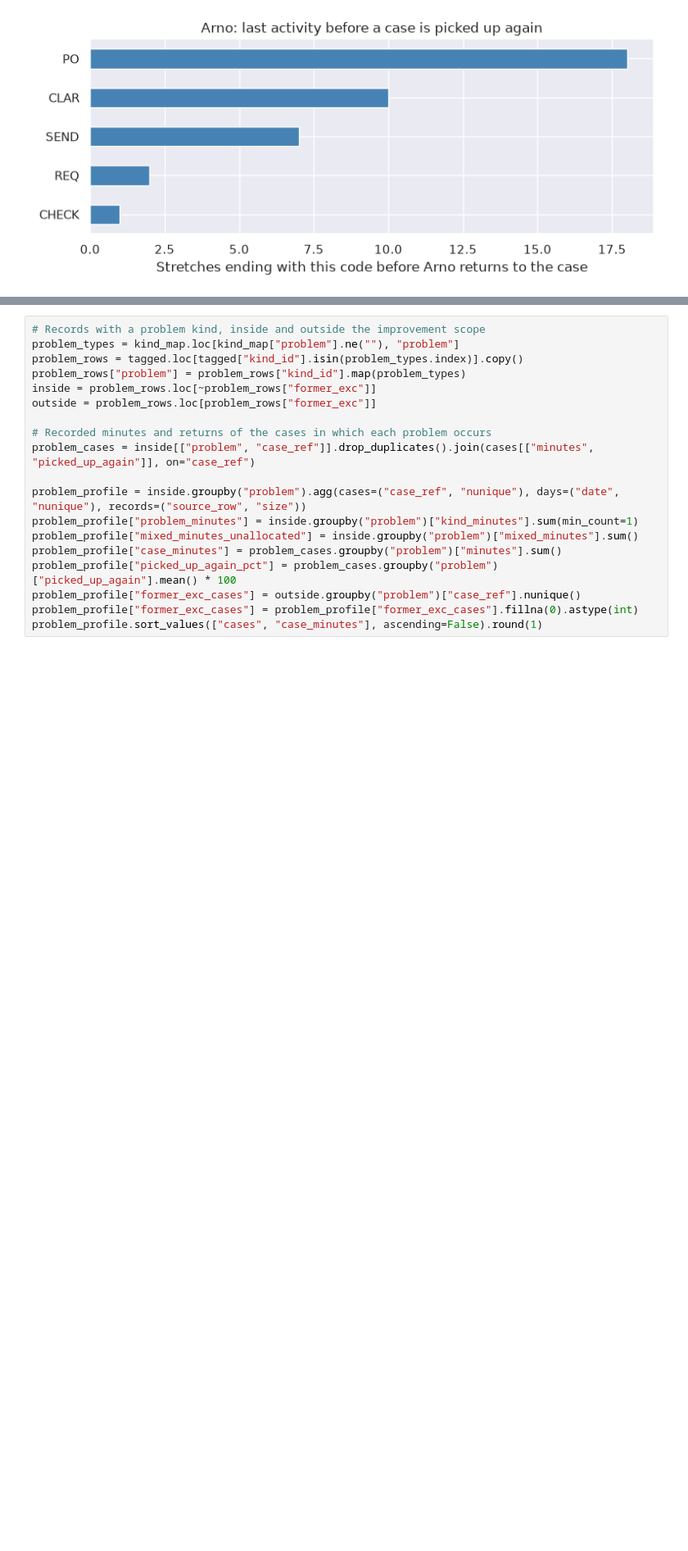
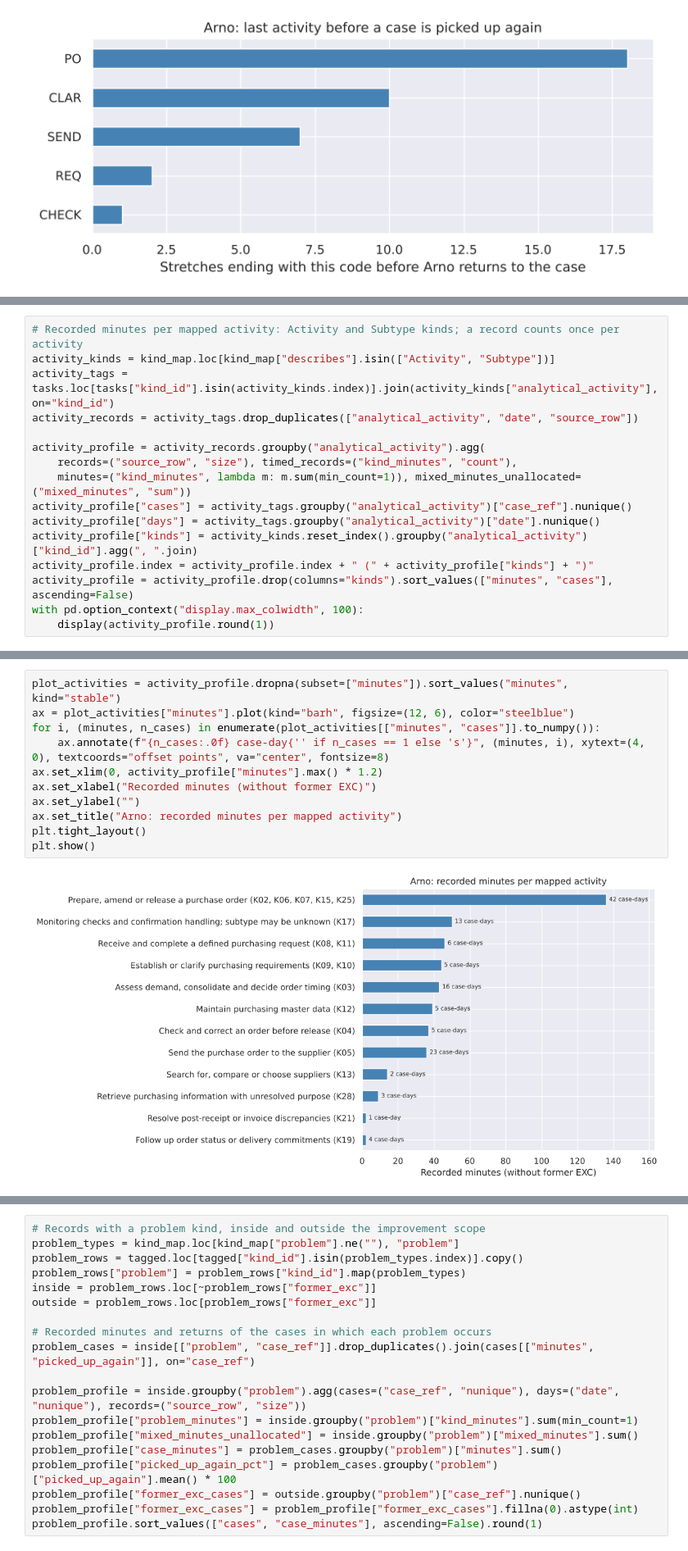
Before and after one commit to Luuuuuig/Bachelor-End-Project, a Jupyter notebook: Arno_Analysis_2026_10_02.ipynb, the cells around one changed output, grey strips where cells are left out. Shown at 82% size. Saved outputs shown, nothing was run; the diff lists cells and outputs as text; blank space fills up the shorter version.

```diff
--- a/Arno_Analysis_2026_10_02.ipynb
+++ b/Arno_Analysis_2026_10_02.ipynb
@@ -1330,0 +1237,16 @@ Two cases continue across days and count once per day: 1 September `31AUG-OBS-07
+# %%
+# Recorded minutes per mapped activity: Activity and Subtype kinds; a record counts once per activity
+activity_kinds = kind_map.loc[kind_map["describes"].isin(["Activity", "Subtype"])]
+activity_tags = tasks.loc[tasks["kind_id"].isin(activity_kinds.index)].join(activity_kinds["analytical_activity"], on="kind_id")
+activity_records = activity_tags.drop_duplicates(["analytical_activity", "date", "source_row"])
+
+activity_profile = activity_records.groupby("analytical_activity").agg(
+    records=("source_row", "size"), timed_records=("kind_minutes", "count"),
+    minutes=("kind_minutes", lambda m: m.sum(min_count=1)), mixed_minutes_unallocated=("mixed_minutes", "sum"))
+activity_profile["cases"] = activity_tags.groupby("analytical_activity")["case_ref"].nunique()
+activity_profile["days"] = activity_tags.groupby("analytical_activity")["date"].nunique()
+activity_profile["kinds"] = activity_kinds.reset_index().groupby("analytical_activity")["kind_id"].agg(", ".join)
+activity_profile.index = activity_profile.index + " (" + activity_profile["kinds"] + ")"
+activity_profile = activity_profile.drop(columns="kinds").sort_values(["minutes", "cases"], ascending=False)
+with pd.option_context("display.max_colwidth", 100):
+    display(activity_profile.round(1))
@@ -1330,0 +1292,13 @@ Two cases continue across days and count once per day: 1 September `31AUG-OBS-07
+# %%
+plot_activities = activity_profile.dropna(subset=["minutes"]).sort_values("minutes", kind="stable")
+ax = plot_activities["minutes"].plot(kind="barh", figsize=(12, 6), color="steelblue")
+for i, (minutes, n_cases) in enumerate(plot_activities[["minutes", "cases"]].to_numpy()):
+    ax.annotate(f"{n_cases:.0f} case-day{'' if n_cases == 1 else 's'}", (minutes, i), xytext=(4, 0), textcoords="offset points", va="center", fontsize=8)
+ax.set_xlim(0, activity_profile["minutes"].max() * 1.2)
+ax.set_xlabel("Recorded minutes (without former EXC)")
+ax.set_ylabel("")
+ax.set_title("Arno: recorded minutes per mapped activity")
+plt.tight_layout()
+plt.show()
+# %% [output]
+[figure, added]
```
Also changed, not shown: parts of 161 cells of this notebook, 15 other files.
